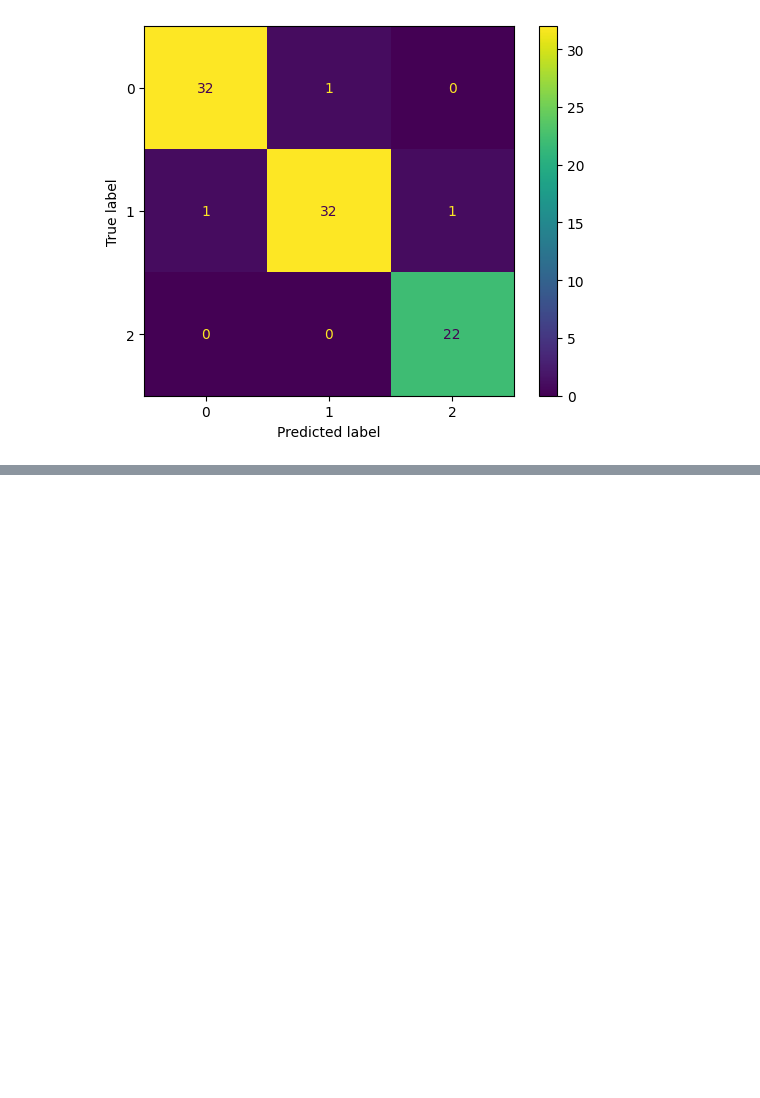
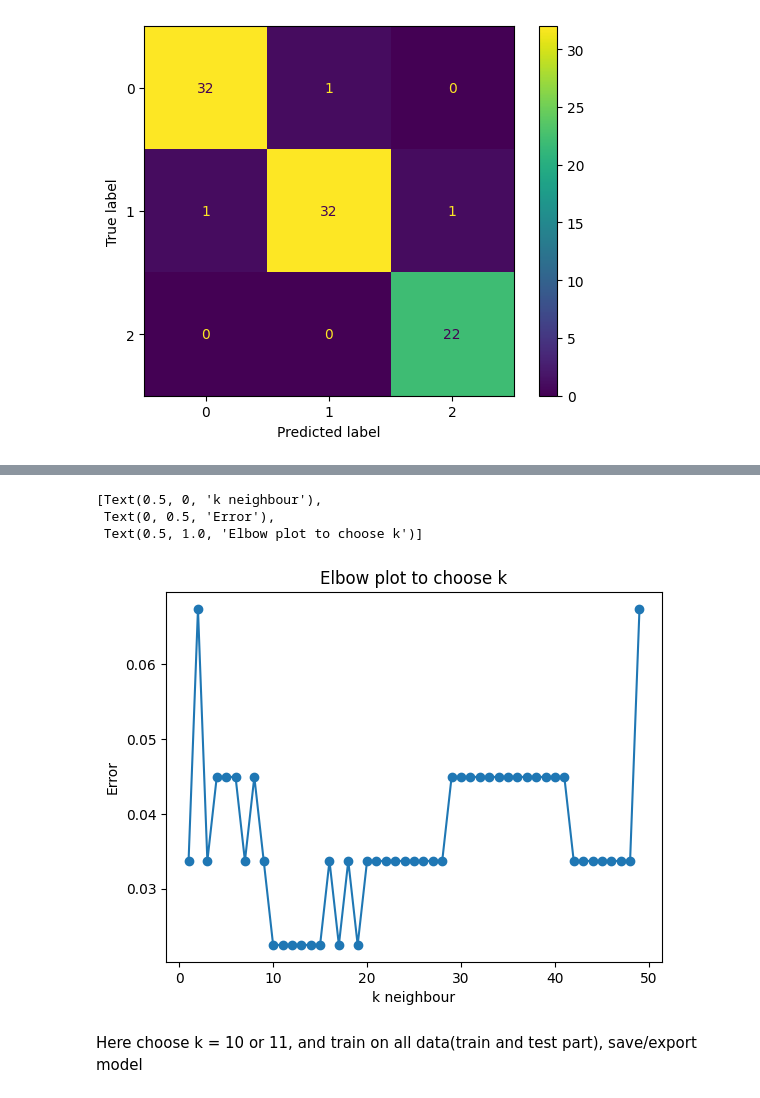
Before and after one commit to SusannaR11/AI_Engineering_OPA24_Susanna_Rokka, a Jupyter notebook: code-alongs/05_knn/knn2.ipynb, the cells around one changed output, grey strips where cells are left out. Drawn from its saved outputs; the diff is of its cells as text; code cells hidden in the pictures; blank space fills up the shorter version.

Commit message:
plot elbow plot on k

```diff
--- a/code-alongs/05_knn/knn2.ipynb
+++ b/code-alongs/05_knn/knn2.ipynb
@@ -212,0 +223,5 @@ weighted avg       0.97      0.97      0.97        89
+# %%
+from sklearn.metrics import accuracy_score
+
+error = 1-accuracy_score(y_test, y_pred)
+error
@@ -212,0 +232,10 @@ weighted avg       0.97      0.97      0.97        89
+# %%
+error_list = []
+for k in range(1,50):
+    model = KNeighborsClassifier(n_neighbors=k)
+    model.fit(scaled_X_train, y_train)
+    y_pred = model.predict(scaled_X_test)
+    error = 1 - accuracy_score(y_test, y_pred)
+    error_list.append(error)
+
+error_list
@@ -212,0 +260,12 @@ weighted avg       0.97      0.97      0.97        89
+# %%
+fig, ax = plt.subplots(1)
+ax.plot(range(1, 50), error_list, '-o')
+
+ax.set(xlabel= "k neighbour", ylabel= "Error", title="Elbow plot to choose k")
+# %% [output]
+[Text(0.5, 0, 'k neighbour'),
+ Text(0, 0.5, 'Error'),
+ Text(0.5, 1.0, 'Elbow plot to choose k')]
+[figure, added]
+# %% [markdown]
+Here choose k = 10 or 11, and train on all data(train and test part), save/export model
```
Also changed, not shown: parts of 7 cells of this notebook.
